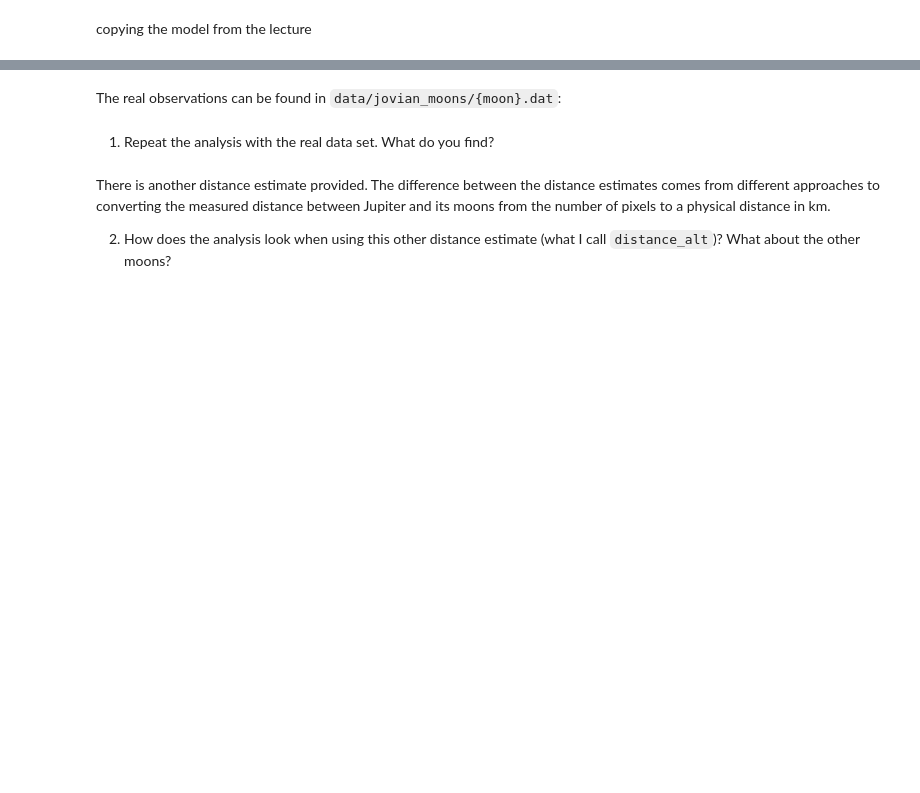
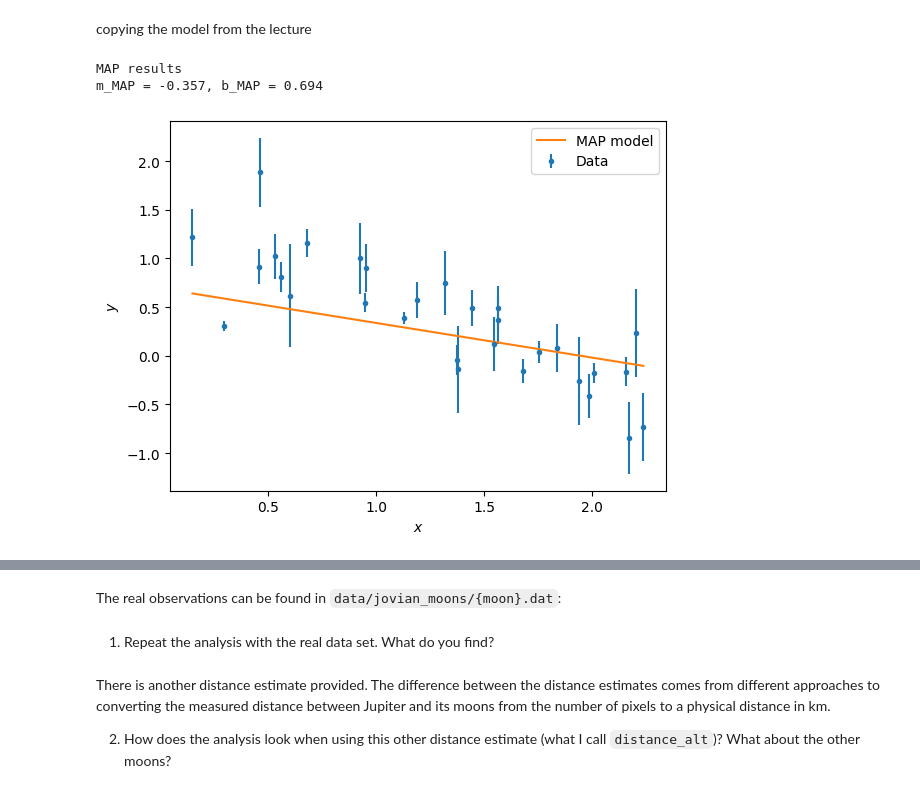
Before and after one commit to Henri-8/Bayesian-Stats-HS2026, a Jupyter notebook: my_exercise_solutions/week4_intro_to_bayes_exercises_henri.ipynb, the cells around one changed output, grey strips where cells are left out. Cells and saved outputs as stored; diff of their text form; code cells hidden in the pictures; blank space fills up the shorter version.

```diff
--- a/my_exercise_solutions/week4_intro_to_bayes_exercises_henri.ipynb
+++ b/my_exercise_solutions/week4_intro_to_bayes_exercises_henri.ipynb
@@ -47,39 +78,83 @@ import scipy
 # %% [markdown]
 copying the model from the lecture
 # %%
+# ----------------
 # The linear model
+# ----------------
+
 def model(m, b, x):
     return m*x + b
+
+f = 0
+
+
+m_prior = scipy.stats.norm(loc=1, scale=1)
+b_prior = scipy.stats.norm(loc=0, scale=1.2)
 
 # Probability of the data, given the model parameters: P(y|m, b)
 # We use the logarithm here for computational reasons
 def log_likelihood_probability(y, m, b, x, sigma_y):
     prediction = model(m, b, x)
 
-    n = len(y)
+    #n = len(y)
     # log of the PDF of a multivariate Gaussian
     return (
-        -0.5 * np.sum((y - prediction)**2/sigma_y**2)  # Exponent
-        - n/2*np.log(2*np.pi*sigma_y**2)               # Normalisation
+        -0.5 * np.sum((y - prediction)**2/(sigma_y + f * (m*x+b))**2)  # Exponent
+        -0.5 * np.sum(np.log(2*np.pi*(sigma_y + f * (m*x+b))**2))               # Normalisation - this needs to be adjusted for sigma_i != sigma_j
     )
 
 m_prior = scipy.stats.norm(loc=1, scale=1)
 b_prior = scipy.stats.norm(loc=0, scale=1.2)
 
 def log_prior_probability(m, b):
     return m_prior.logpdf(m) + b_prior.logpdf(b)
 
 
-# Since we have a Gaussian likelihood, we can add Gaussian noise with the
-# correct variance to our prior model predictions
-prior_predictive = (
-    prior_model_predictive
-    + sigma_y*np.random.normal(size=prior_model_predictive.shape)
-)
+# ---------
+# fit model
+# ---------
 
-#fit model
 def log_posterior_probability(m, b, x, sigma_y, y):
     return (
-        log_likelihood_probability(y, m, b, x, sigma_y)
+        log_likelihood_probability(y, m, b, x, sigma_y + f * (m*x+b))
         + log_prior_probability(m, b)
     )
+
+
+# -----------
+# compute map
+# -----------
+
+
+# The scipy minimizer finds the minimum, so we need to take the
+# negative of the posterior. The scipy minimizer also passes an array
+# with the parameters, this wrapper splits this array into m and b.
+def negative_log_posterior(theta, x, sigma_y, y):
+    m, b = theta
+    return -log_posterior_probability(m, b, x, sigma_y, y)
+
+MAP_result = scipy.optimize.minimize(
+    fun=negative_log_posterior,
+    x0=(1, 0),
+    args=(x, sigma_y, y)
+)
+m_MAP, b_MAP = MAP_result.x
+
+print("MAP results")
+print(f"m_MAP = {m_MAP:.3f}, b_MAP = {b_MAP:.3f}")
+
+
+
+# ------------------------
+# plot MAP model vs values
+# ------------------------
+
+_, ax = plot_linear_data_set(x, y, sigma_y + f * (m_MAP*x+b_MAP))
+
+x_grid = np.linspace(0, 2.5, 100)
+ax.plot(x, model(m_MAP, b_MAP, x), c="C1", label="MAP model")
+ax.legend();
+# %% [output]
+MAP results
+m_MAP = -0.357, b_MAP = 0.694
+[figure, added]
```
Also changed, not shown: parts of 17 cells of this notebook.
